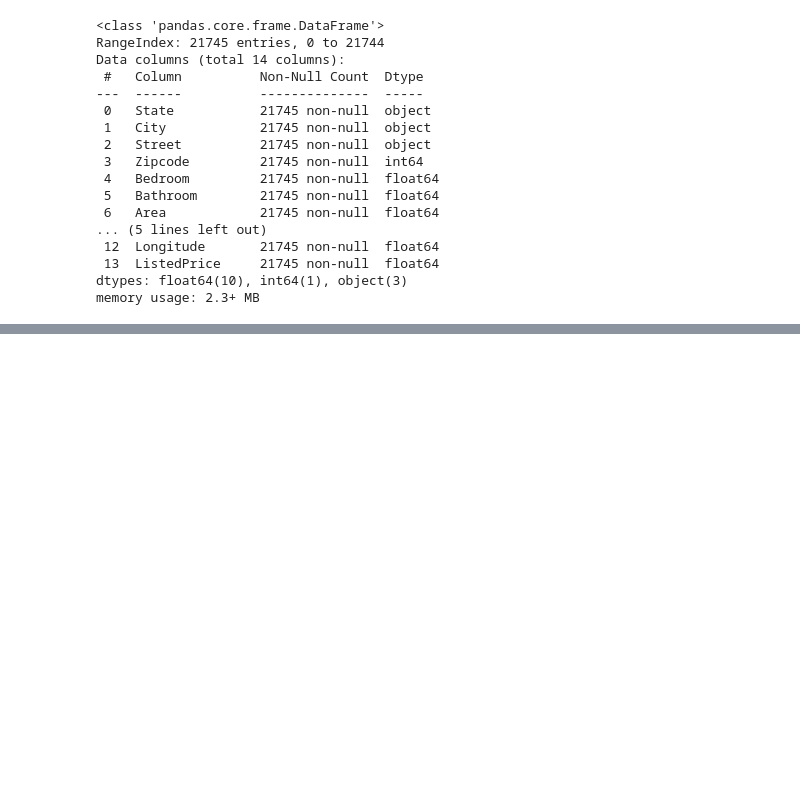
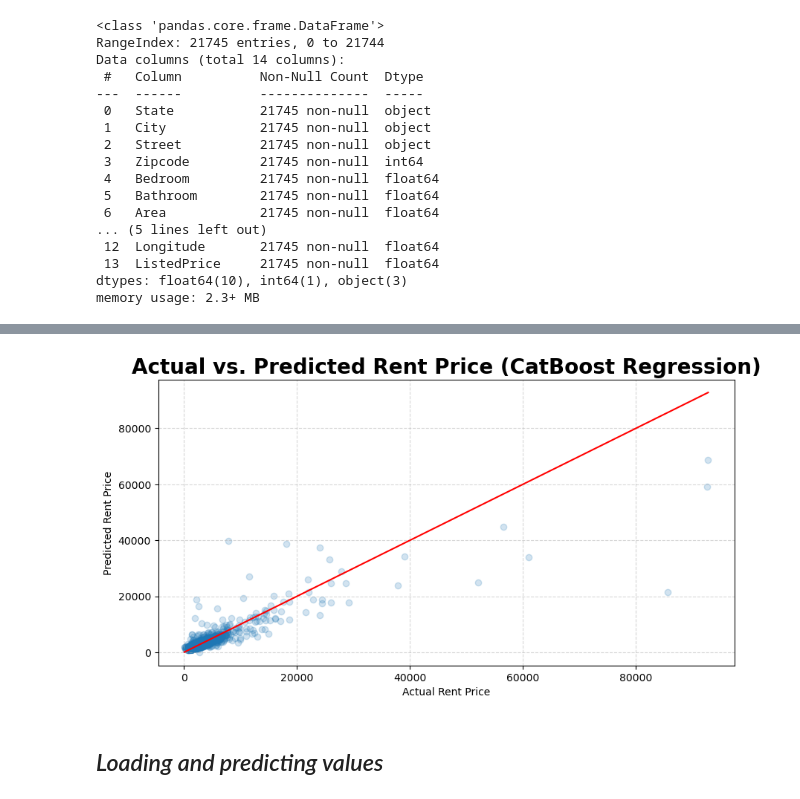
Before and after one commit to itsVarun20/Property-Listed-Price-and-Rent-Prediction, a Jupyter notebook: Code_Predicting.ipynb, the cells around one changed output, grey strips where cells are left out. Saved outputs shown, nothing was run; the diff lists cells and outputs as text; code cells hidden in the pictures; blank space fills up the shorter version.

Commit message:
Completed Modelling

```diff
--- a/Code_Predicting.ipynb
+++ b/Code_Predicting.ipynb
@@ -73,14 +62,9 @@ df.sort_values(by='Zipcode')
 # %%
 # Function to preprocess the data
 def preprocess_data(df):
-    features = df[['Bedroom', 'Bathroom', 'Area', 'PPSq', 'Longitude', 'Latitude',
-                   'NationalArea', 'CityPO1', 'CityPO2', 'AssociatePO1', 'AssociatePO2']]
+    features = df[['Zipcode','Bedroom', 'Bathroom', 'Area', 'PPSq']]
     features_for_listed_price = features.copy()
     features_for_rent_estimate = features.copy()
-
-    # Adding cross-target variables
-    features_for_listed_price['RentEstimate'] = df['RentEstimate']
-    features_for_rent_estimate['ListedPrice'] = df['ListedPrice']
 
     return features_for_listed_price, features_for_rent_estimate, df['ListedPrice'], df['RentEstimate']
 
@@ -372,8 +394,9 @@ import lightgbm as lgb
 from sklearn.ensemble import GradientBoostingRegressor
 
 # Best parameters from GridSearchCV
-best_params_listed = {'learning_rate': 0.1, 'max_depth': 4, 'n_estimators': 300}
-best_params_rent = {'learning_rate': 0.01, 'n_estimators': 300, 'num_leaves': 127}
+best_params_listed = {'learning_rate': 0.2, 'max_depth': 5, 'n_estimators': 300}
+best_params_rent = {'depth': 6, 'iterations': 1000, 'learning_rate': 0.1}
+# best_params_rent = {'learning_rate': 0.01, 'n_estimators': 300, 'num_leaves': 127}
 
 # Train the final GradientBoostingRegressor model for ListedPrice
 final_model_listed = GradientBoostingRegressor(**best_params_listed)
@@ -477,0 +406,4 @@ scaler_rent = joblib.load('scaler_rent.pkl')
+# %%
+# Train the final CatBoostRegressor model for RentEstimate
+final_model_rent = CatBoostRegressor(**best_params_rent, verbose=0)
+final_model_rent.fit(X_train_rent_scaled, y_train_rent)
@@ -477,0 +438,7 @@ scaler_rent = joblib.load('scaler_rent.pkl')
+# %%
+# CatBoostRegressor model - Best performing model for Rent Price prediction
+y_pred_cbr = final_model_rent.predict(X_test_rent_scaled)
+cbr_results = pd.DataFrame({'Actual Rent Price': y_test_rent, 'Predicted Rent Price': y_pred_cbr})
+cbr_results['Actual Rent Price'] = cbr_results['Actual Rent Price'].round(2)
+cbr_results['Predicted Rent Price'] = cbr_results['Predicted Rent Price'].round(2)
+cbr_results.sample(n=5)
@@ -477,0 +471,17 @@ scaler_rent = joblib.load('scaler_rent.pkl')
+# %%
+# Scatterplot - Actual vs. Predicted Rent price
+plt.figure(figsize=(10,5))
+
+plt.scatter(y_test_rent, y_pred_cbr, alpha=0.2)
+plt.plot([min(y_test_rent), max(y_test_rent)], [min(y_test_rent), max(y_test_rent)], color='red')
+
+plt.title('Actual vs. Predicted Rent Price (CatBoost Regression)', size=20, weight='bold', y=0.999)
+plt.xlabel('Actual Rent Price')
+plt.ylabel('Predicted Rent Price')
+
+plt.grid(linestyle = "dashed", alpha=0.5)
+plt.show()
+# %% [output]
+[figure, added]
+# %% [markdown]
+## *Loading and predicting values*
```
Also changed, not shown: parts of 33 cells of this notebook.
